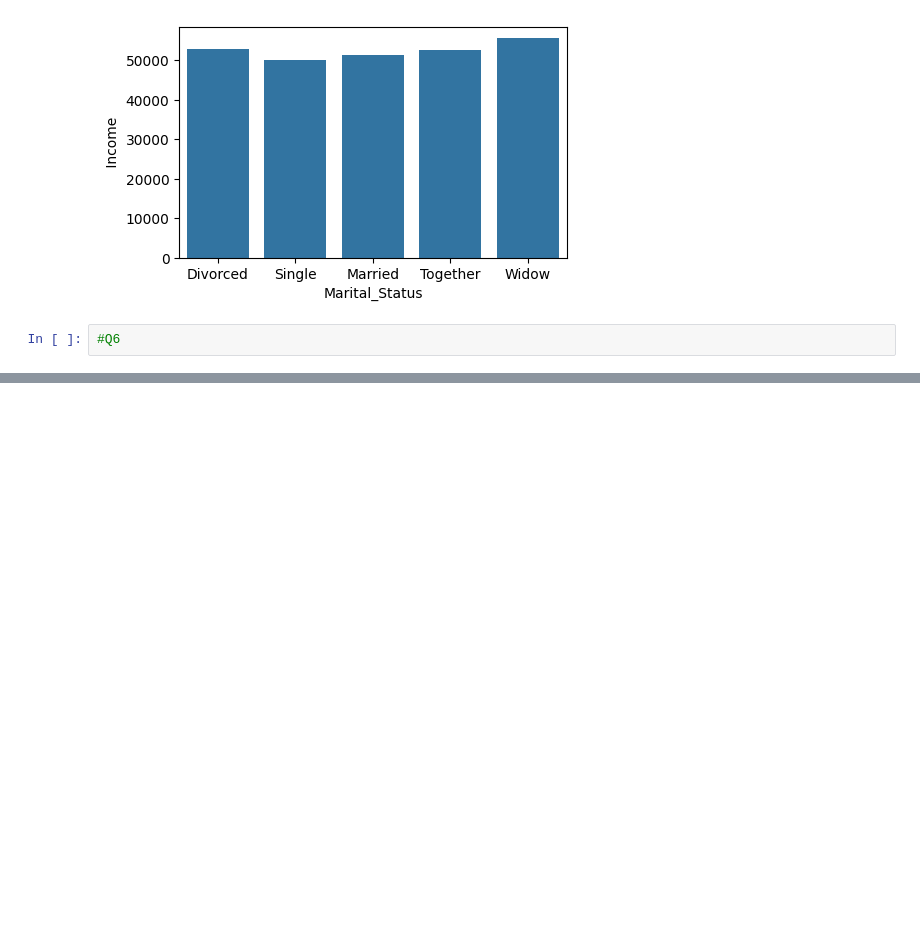
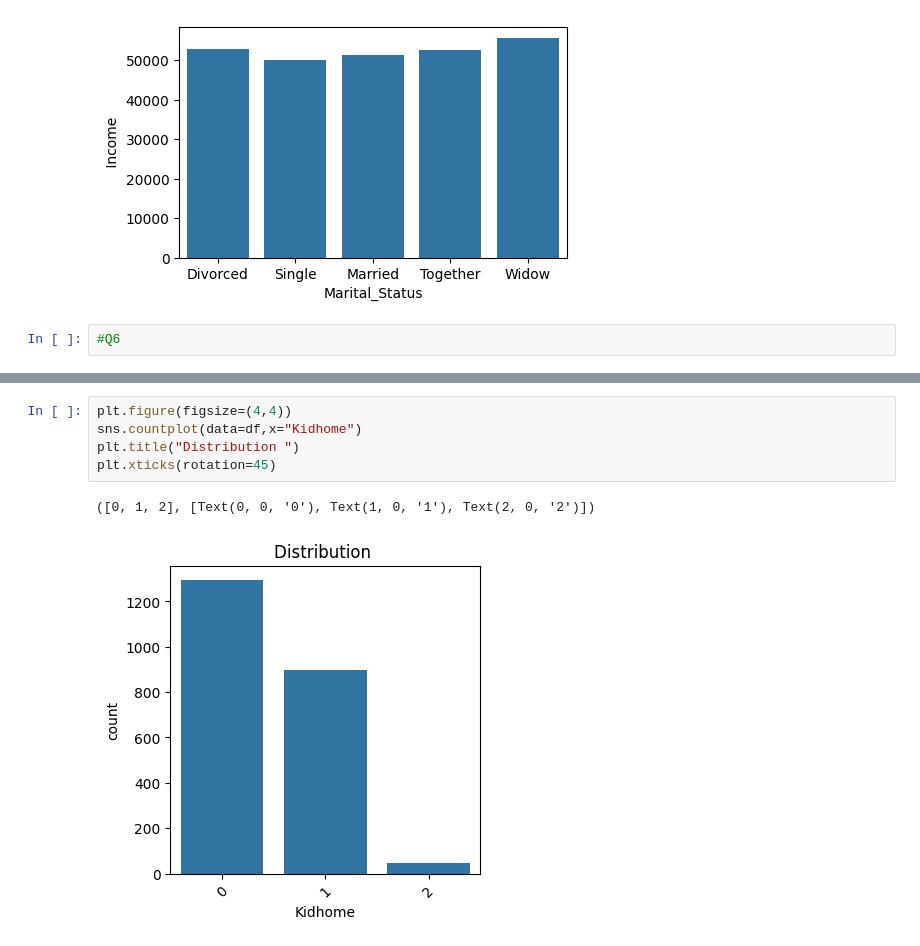
Before and after one commit to mrpradip098-hue/data-analyst-notes, a Jupyter notebook: Python/Marketing.ipynb, the cells around one changed output, grey strips where cells are left out. Saved outputs shown, nothing was run; the diff lists cells and outputs as text; blank space fills up the shorter version.

```diff
--- a/Python/Marketing.ipynb
+++ b/Python/Marketing.ipynb
@@ -174,0 +184,8 @@ The `ci` parameter is deprecated. Use `errorbar=('ci', False)` for the same effe
+# %%
+plt.figure(figsize=(4,4))
+sns.countplot(data=df,x="Kidhome")
+plt.title("Distribution ")
+plt.xticks(rotation=45)
+# %% [output]
+([0, 1, 2], [Text(0, 0, '0'), Text(1, 0, '1'), Text(2, 0, '2')])
+[figure, added]
```
Also changed, not shown: parts of 27 cells of this notebook.
